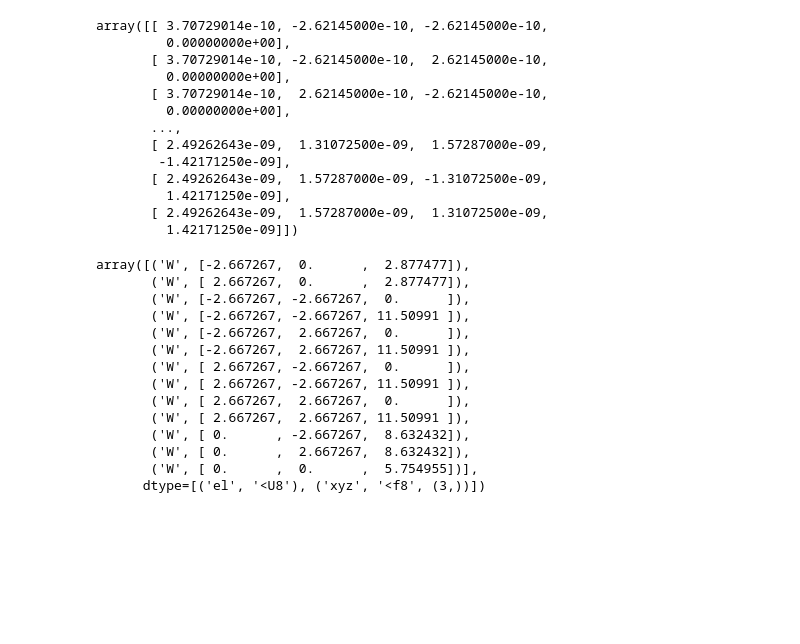
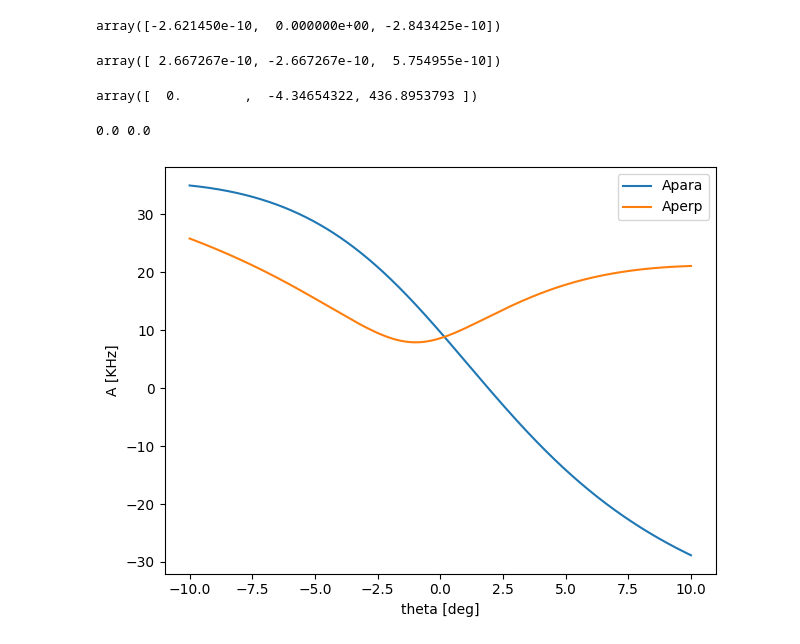
Before and after one commit to leonmyk/Spectroscopy_Hamiltonian_fitter-, a Jupyter notebook: A_plotter.ipynb, the cells around one changed output. Cells and saved outputs as stored; diff of their text form; code cells hidden in the pictures; blank space fills up the shorter version.

```diff
--- a/A_plotter.ipynb
+++ b/A_plotter.ipynb
@@ -18,41 +18,33 @@ Crystal_atoms = np.empty(len(elements), dtype=[("el", "U8"), ("xyz", float, (3,)
 Crystal_atoms["el"] = elements
 Crystal_atoms["xyz"] = pos
 Crystal_atoms["xyz"] -= np.array([2.667267, 2.667267, 0.000000]) # center at Er3+
+Crystal_atoms["xyz"][:,2] *= -1# center at Er3+
 
 W_pos = np.loadtxt('positions_ErW_CaWO4.txt') * 1e-10 # Tungsten atom positions in Amstrongs
 W_atomes = Crystal_atoms[Crystal_atoms["el"] == "W"]
-W_pos
+Ca_atomes = Crystal_atoms[Crystal_atoms["el"] == "Ca"]
+W_pos[4,1:]
 # %% [output]
-array([[ 3.70729014e-10, -2.62145000e-10, -2.62145000e-10,
-         0.00000000e+00],
-       [ 3.70729014e-10, -2.62145000e-10,  2.62145000e-10,
-         0.00000000e+00],
-       [ 3.70729014e-10,  2.62145000e-10, -2.62145000e-10,
-         0.00000000e+00],
-       ...,
-       [ 2.49262643e-09,  1.31072500e-09,  1.57287000e-09,
-        -1.42171250e-09],
-       [ 2.49262643e-09,  1.57287000e-09, -1.31072500e-09,
-         1.42171250e-09],
-       [ 2.49262643e-09,  1.57287000e-09,  1.31072500e-09,
-         1.42171250e-09]])
+array([-2.621450e-10,  0.000000e+00, -2.843425e-10])
 # %%
-W_atomes
+Ca_atomes['xyz'][7]*[1,1,-1]*1e-10
 # %% [output]
-array([('W', [-2.667267,  0.      ,  2.877477]),
-       ('W', [ 2.667267,  0.      ,  2.877477]),
-       ('W', [-2.667267, -2.667267,  0.      ]),
-       ('W', [-2.667267, -2.667267, 11.50991 ]),
-       ('W', [-2.667267,  2.667267,  0.      ]),
-       ('W', [-2.667267,  2.667267, 11.50991 ]),
-       ('W', [ 2.667267, -2.667267,  0.      ]),
-       ('W', [ 2.667267, -2.667267, 11.50991 ]),
-       ('W', [ 2.667267,  2.667267,  0.      ]),
-       ('W', [ 2.667267,  2.667267, 11.50991 ]),
-       ('W', [ 0.      , -2.667267,  8.632432]),
-       ('W', [ 0.      ,  2.667267,  8.632432]),
-       ('W', [ 0.      ,  0.      ,  5.754955])],
-      dtype=[('el', '<U8'), ('xyz', '<f8', (3,))])
+array([ 2.667267e-10, -2.667267e-10,  5.754955e-10])
+# %%
+Get_Rotated_B_field((0, 0, b0),0)
+# %% [output]
+array([  0.        ,  -4.34654322, 436.8953793 ])
+# %%
+
+
+thetas =  0 /360*2*np.pi + np.linspace(-10,10,10000)*np.pi/180
+index= 8
+b0 = 436.917
+# Plot_hyperFine_for_site(thetas,b0,W_atomes['xyz'][index] * 1e-10,atome='W',site_index=index)
+Plot_hyperFine_for_site(thetas,b0,Ca_atomes['xyz'][7]*[1,1,-1]*1e-10,atome='W',site_index=index)
+# %% [output]
+0.0 0.0
+[figure, added]
 # %%
 
 
```
Also changed, not shown: parts of 2 cells of this notebook, 6 other files.
